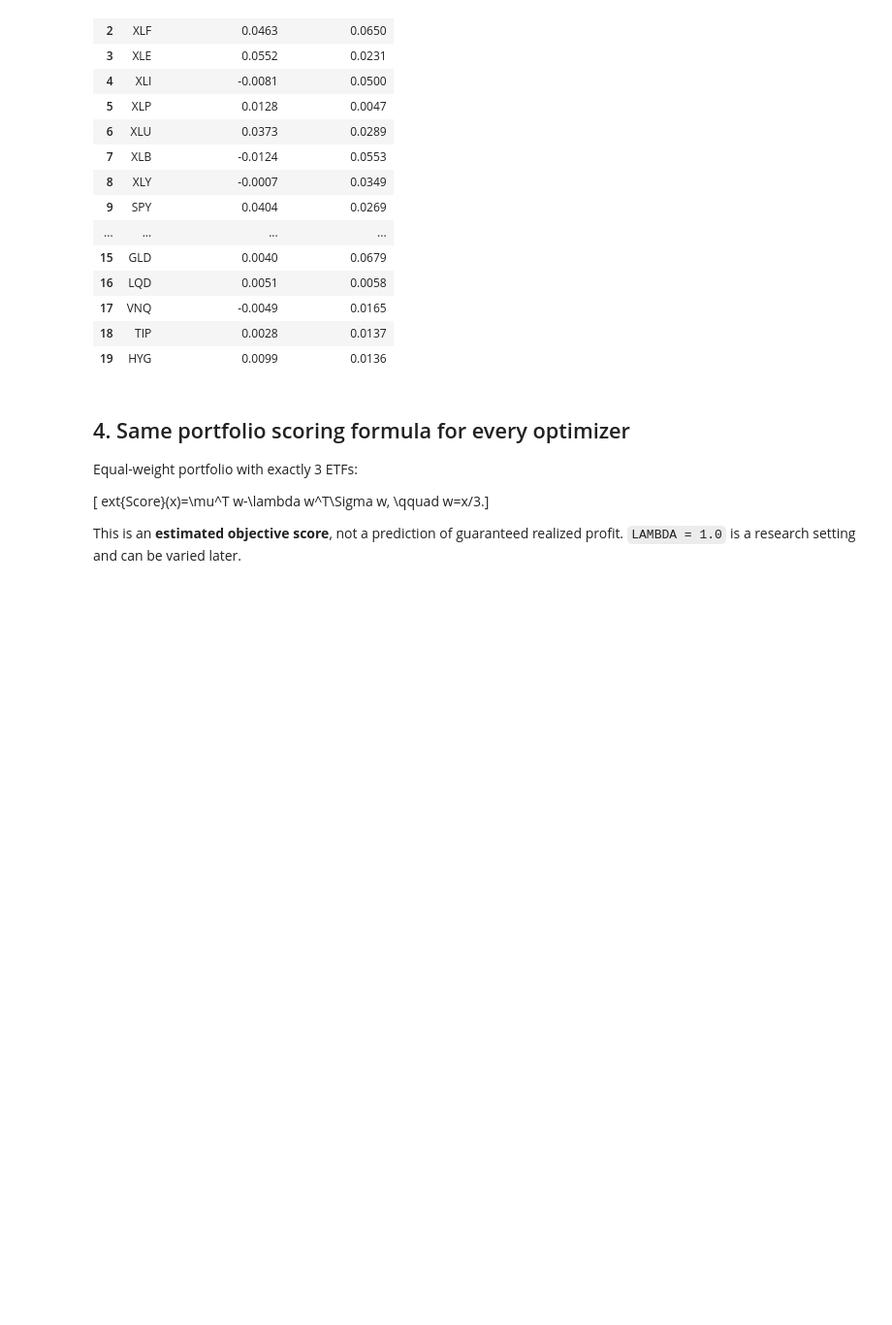
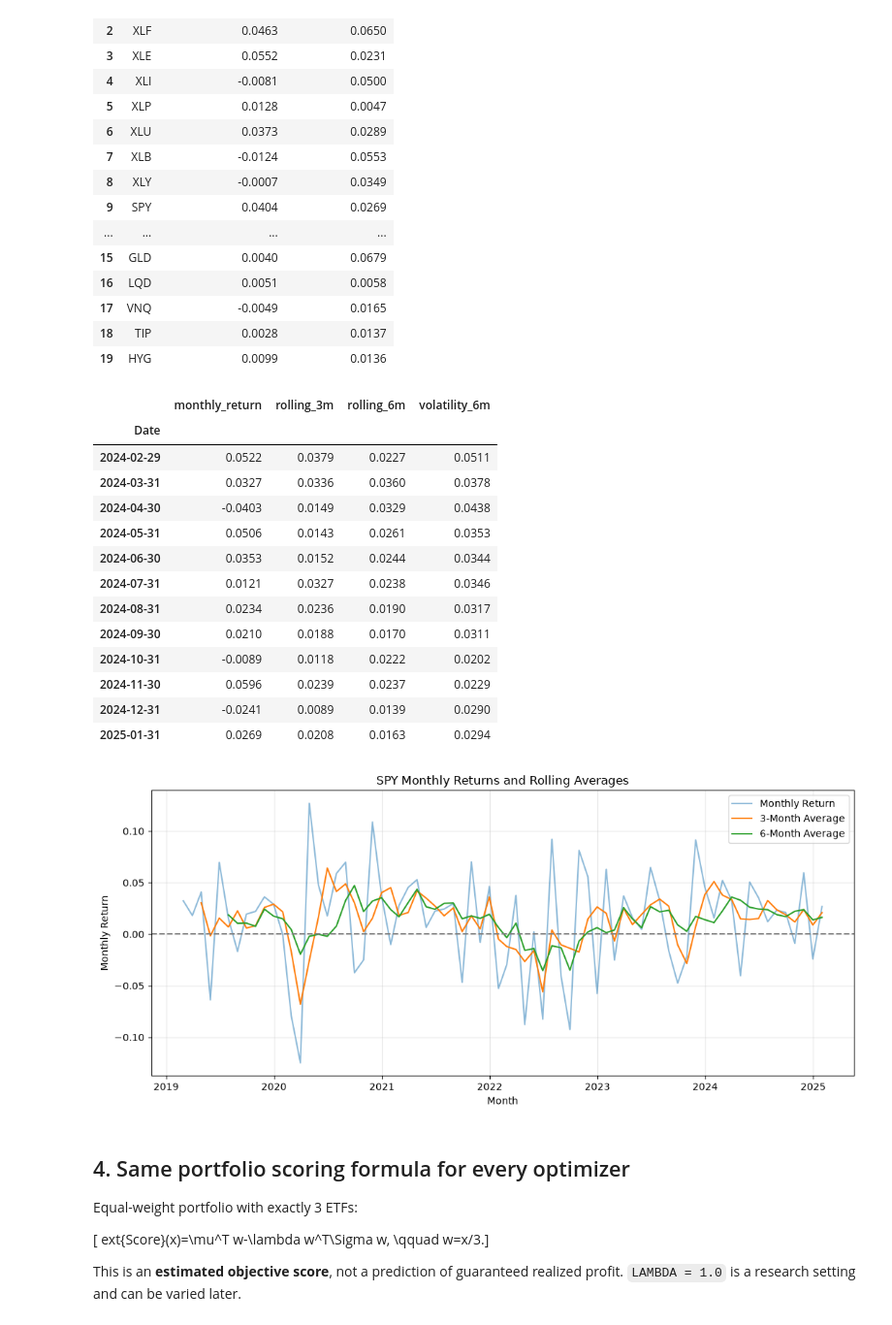
Before and after one commit to zachariahseaford/CECS-385-Research-Project, a Jupyter notebook: data/03_twenty_etf_exploration.ipynb, the cells around one changed output. Shown at 97% size. Saved outputs shown, nothing was run; the diff lists cells and outputs as text; code cells hidden in the pictures; blank space fills up the shorter version.

```diff
--- a/data/03_twenty_etf_exploration.ipynb
+++ b/data/03_twenty_etf_exploration.ipynb
@@ -217,6 +217,55 @@ January 2025 ETF predictions:
 | 17 | VNQ | -0.0049 | 0.0165 |
 | 18 | TIP | 0.0028 | 0.0137 |
 | 19 | HYG | 0.0099 | 0.0136 |
+# %%
+ticker = "SPY"
+
+ts = pd.DataFrame({
+    "monthly_return": monthly_returns[ticker]
+})
+ts["rolling_3m"] = ts["monthly_return"].rolling(3).mean()
+ts["rolling_6m"] = ts["monthly_return"].rolling(6).mean()
+
+# Historical volatility
+ts["volatility_6m"] = ts["monthly_return"].rolling(6).std()
+
+display(ts.tail(12).round(4))
+plt.figure(figsize=(11, 5))
+
+plt.plot(ts.index, ts["monthly_return"],
+         label="Monthly Return", alpha=0.5)
+
+plt.plot(ts.index, ts["rolling_3m"],
+         label="3-Month Average")
+
+plt.plot(ts.index, ts["rolling_6m"],
+         label="6-Month Average")
+
+plt.axhline(0, color="gray", linestyle="--")
+
+plt.title("SPY Monthly Returns and Rolling Averages")
+plt.xlabel("Month")
+plt.ylabel("Monthly Return")
+plt.legend()
+plt.grid(alpha=0.3)
+plt.tight_layout()
+plt.show()
+# %% [output]
+|  | monthly_return | rolling_3m | rolling_6m | volatility_6m |
+| Date |  |  |  |  |
+| 2024-02-29 | 0.0522 | 0.0379 | 0.0227 | 0.0511 |
+| 2024-03-31 | 0.0327 | 0.0336 | 0.0360 | 0.0378 |
+| 2024-04-30 | -0.0403 | 0.0149 | 0.0329 | 0.0438 |
+| 2024-05-31 | 0.0506 | 0.0143 | 0.0261 | 0.0353 |
+| 2024-06-30 | 0.0353 | 0.0152 | 0.0244 | 0.0344 |
+| 2024-07-31 | 0.0121 | 0.0327 | 0.0238 | 0.0346 |
+| 2024-08-31 | 0.0234 | 0.0236 | 0.0190 | 0.0317 |
+| 2024-09-30 | 0.0210 | 0.0188 | 0.0170 | 0.0311 |
+| 2024-10-31 | -0.0089 | 0.0118 | 0.0222 | 0.0202 |
+| 2024-11-30 | 0.0596 | 0.0239 | 0.0237 | 0.0229 |
+| 2024-12-31 | -0.0241 | 0.0089 | 0.0139 | 0.0290 |
+| 2025-01-31 | 0.0269 | 0.0208 | 0.0163 | 0.0294 |
+[figure, added]
 # %% [markdown]
 ## 4. Same portfolio scoring formula for every optimizer
 
```
Also changed, not shown: parts of 16 cells of this notebook, 2 other files.
